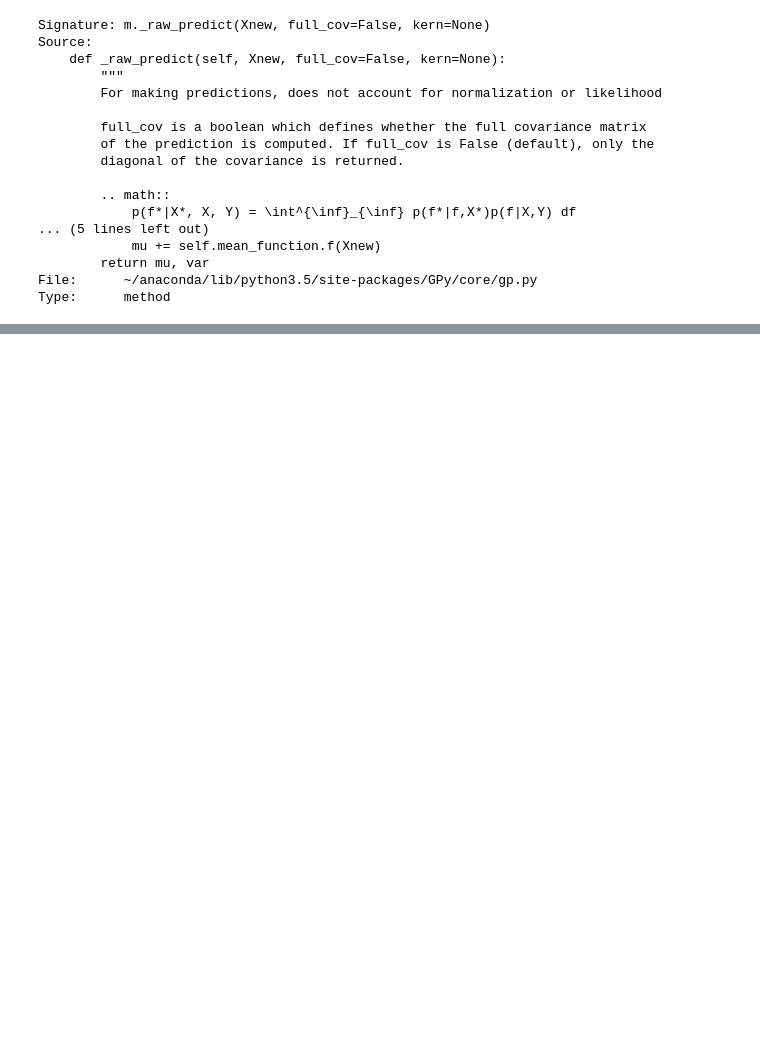
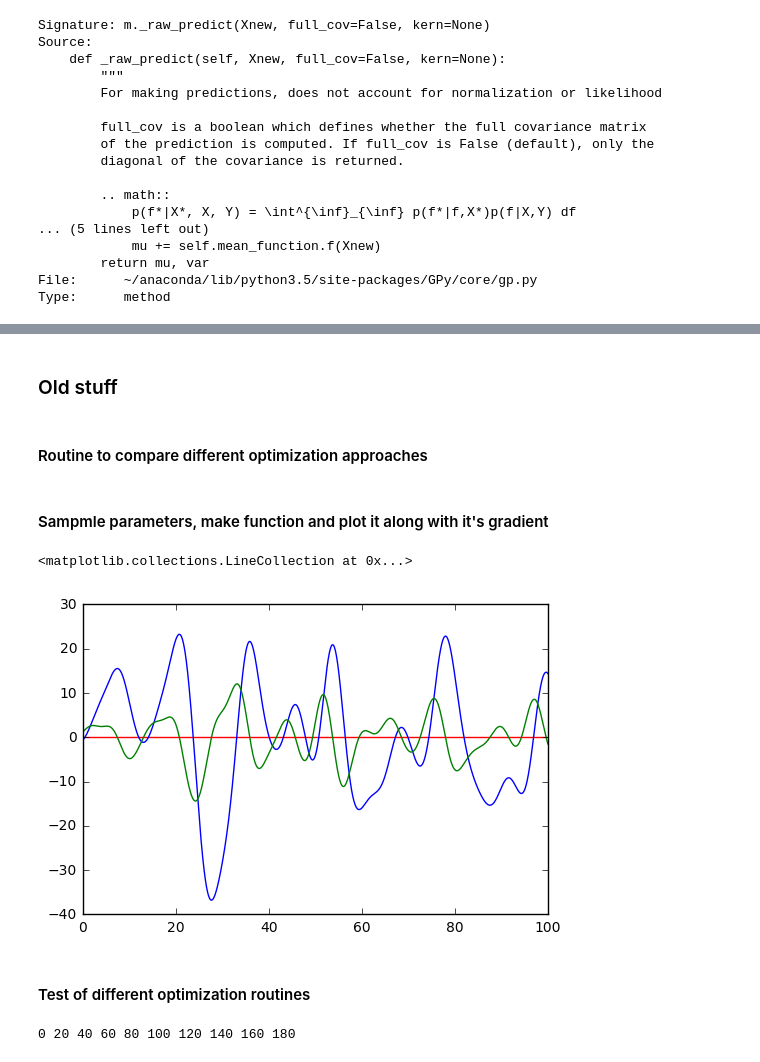
Before and after one commit to bestxolodec/DTR, a Jupyter notebook: py-notebooks/gpy_for_itr.ipynb, the cells around one changed output, grey strips where cells are left out. Drawn from its saved outputs; the diff is of its cells as text; code cells hidden in the pictures; blank space fills up the shorter version.

Commit message:
Implemented hand-made prediction; tested differetn global optimzation schemes

```diff
--- a/py-notebooks/gpy_for_itr.ipynb
+++ b/py-notebooks/gpy_for_itr.ipynb
@@ -51,0 +125,5 @@ cov : the posterior covariance
+# %%
+C, A, R, A_opt = unpack_from_rpyobj(train)
+C_test, A_test, R_test, A_opt_test = unpack_from_rpyobj(test)
+X, X_test = [np.hstack([a,b]) for a, b in zip([C, C_test], [A, A_test])]
+(means_test, vars_test), m = predict_with_GP(X, R, X_test)
@@ -51,0 +136,25 @@ cov : the posterior covariance
+# %%
+def rbf_outer(x_row, x_col, ls, beta=1):
+    return  np.exp(- .5 * np.square(x_row.reshape(-1,1) - np.array(x_col).ravel()) / ls  * beta)
+
+def mean_profile(space, A, ls_a, alphas, beta):
+    return np.sum(rbf_outer(A, space, ls_a, beta) * alphas, axis=0)
+
+def grad_mean_profile(x, A, ls_a, alphas, beta):
+    x = np.array(x)
+    assert x.size == 1
+    return (alphas *  (A.reshape(-1,1) - x) / ls_a * beta * rbf_outer(A, x, ls_a, beta)).sum()
+
+def plot_curve_on_space(space, A, ls_a, alphas, beta, a_max, a_min=0):
+    mean_profile_values = mean_profile(space,  A, ls_a, alphas, beta)
+    plt.plot(space, mean_profile_values)
+    plt.title("Argmax = {}".format(space[np.argmax(mean_profile_values)]))
+
+def generate_sample(n_of_train, a_max=100, a_min=0, verbose=False, seed=0):
+    if seed is not None:
+        np.random.seed(seed=seed)
+    space = np.linspace(a_min, a_max, 10000)
+    A = np.random.uniform(a_min, a_max, size=n_of_train)
+    alphas = sc.stats.norm(0,7).rvs(n_of_train).reshape(-1,1)
+    ls_a = sc.stats.gamma(1, scale=3).rvs(1)
+    return space, A, alphas, ls_a
@@ -127,0 +469,4 @@ Type:      method
+# %% [markdown]
+### Old stuff
+# %% [markdown]
+#### Routine to compare different optimization approaches
@@ -127,0 +510,26 @@ Type:      method
+# %% [markdown]
+#### Sampmle parameters, make function and plot it along with it's gradient
+# %%
+space, A, alphas, ls_a = generate_sample(100, a_max=100, a_min=0, verbose=False, seed=None)
+b = 1
+f_obj = lambda x: -mean_profile(x, A, ls_a, alphas, beta=b)
+f_obj_grad = lambda x: -grad_mean_profile(x, A, ls_a, alphas, beta=b)
+f_obj_grad_vec = lambda v: [f_obj_grad(x) for x in np.array([v]).ravel()]
+plt.plot(space, f_obj(space))
+plt.plot(space, f_obj_grad_vec(space))
+plt.hlines(0, 0, 100, "r")
+# %% [output]
+<matplotlib.collections.LineCollection at 0x...>
+[figure, added]
+# %% [markdown]
+#### Test of different optimization routines
+# %%
+opts, nums = [], []
+for i in range(1000):
+    if i % 20 ==  0 : print (i, end=" ")
+    space, A, alphas, ls_a = generate_sample(100, a_max=100, a_min=0, verbose=False, seed=None)
+    opt, num = find_all_argmaxes(space, A, ls_a, alphas, method="detann", plot=False)
+    opts.append(opt)
+    nums.append(num)
+# %% [output]
+0 20 40 60 80 100 120 140 160 180
```
Also changed, not shown: parts of 57 cells of this notebook, 5 other files.
